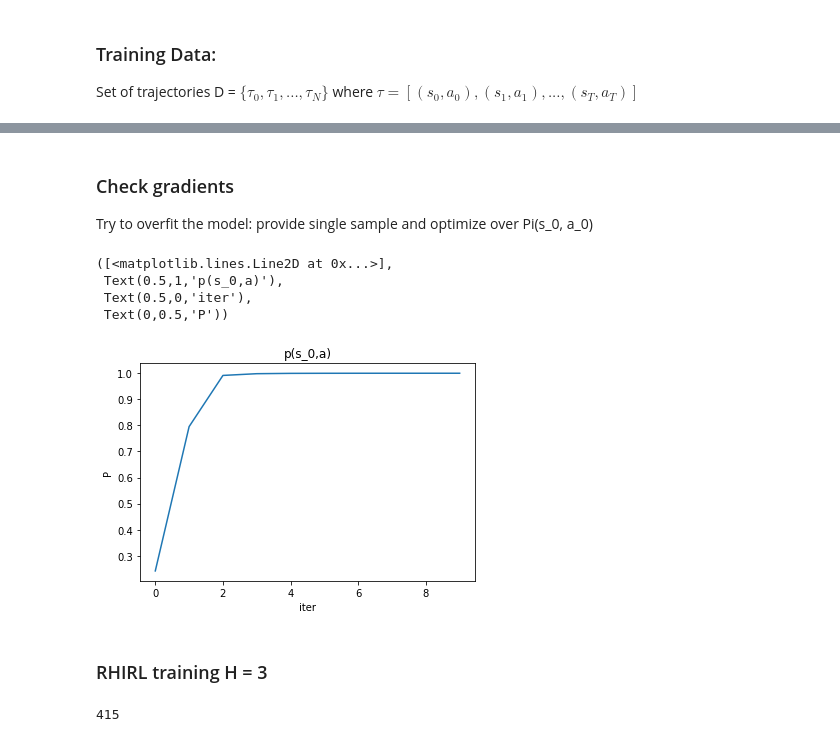
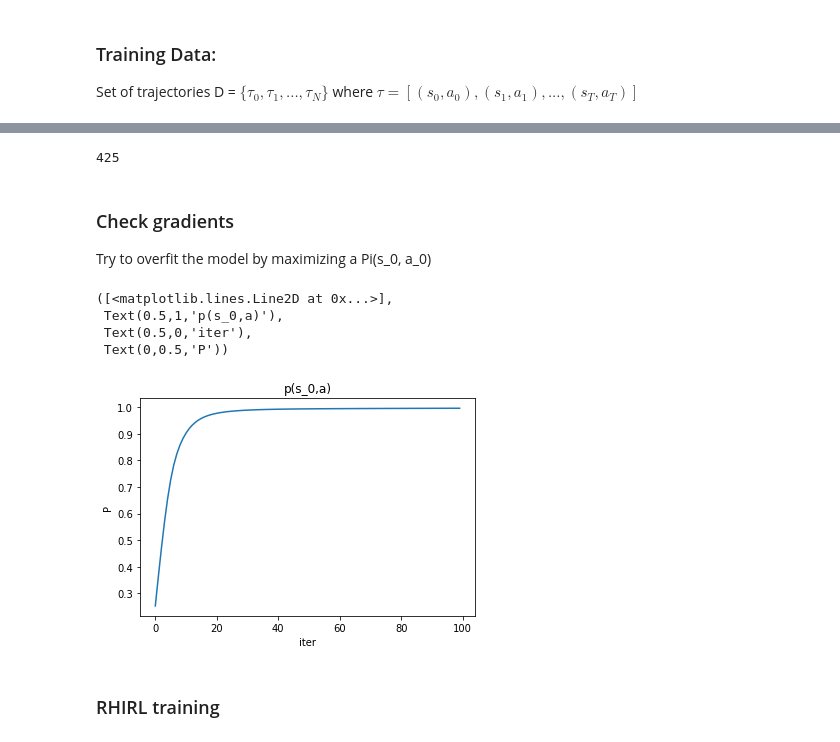
Before and after one commit to yrevar/inverse_rl, a Jupyter notebook: irl/rhirl/RHIRL_Navigation_Experiment.ipynb, the cells around one changed output, grey strips where cells are left out. Cells and saved outputs as stored; diff of their text form; code cells hidden in the pictures.

```diff
--- a/irl/rhirl/RHIRL_Navigation_Experiment.ipynb
+++ b/irl/rhirl/RHIRL_Navigation_Experiment.ipynb
@@ -212,0 +45,5 @@ len(g1.get_operations())
+# %%
+np.random.seed(1)
+N_tau = 10
+D_traj_states, D_traj_actions = nvmdp.sample_data(n_trajectory=N_tau)
+nvmdp.visualize_grid(trajectories=D_traj_states, show_rewards_cbar=True)
@@ -213,37 +52,43 @@ len(g1.get_operations())
+# %%
+gamma = 0.9999
+nA = len(nvmdp.actions)
+H = 3
+phi = nvmdp.feature_long_at_state
+phi_loc = nvmdp.feature_long_at_loc
+
+transition_fn = nvmdp.transition_func
+actions = nvmdp.actions
+phi_s_dim = len(phi(nvmdp.get_random_init_state()))
+
+SFT, heap_size = get_training_data(D_traj_states, phi, transition_fn, actions, H)
+g1 = build_rhirl_graph(heap_size, nA, phi_s_dim, gamma, H)
+len(g1.get_operations())
+# %% [output]
+425
 # %% [markdown]
 ### Check gradients
-Try to overfit the model: provide single sample and optimize over Pi(s_0, a_0)
+Try to overfit the model by maximizing a Pi(s_0, a_0)
 # %%
+t_idx, s_idx = 0, 0
+s, a = D_traj_states[t_idx][s_idx], D_traj_actions[t_idx][s_idx]
+
 with tf.Session(graph=g1) as sess:
     sess.run(tf.global_variables_initializer())
-    writer = tf.summary.FileWriter('/var/tmp/rhirl/graphs', sess.graph)
-    sft, _, __, ___ = get_training_data(D_mdp_states[0][0], phi, nvmdp.transition_func, nvmdp.actions, h)
-    feed_dict = {"state_feature_tree:0": sft, "action_idx:0": 0,
-                 "learning_rate:0":0.5, "Pi_init:0": np.zeros((heap_size, nA), np.float32)}
+    # writer = tf.summary.FileWriter('/var/tmp/rhirl/graphs', sess.graph)
+    feed_dict = {"state_feature_tree:0": SFT[s], "action_idx:0": a,
+                 "learning_rate:0":0.1, "pi_init:0": np.zeros((heap_size, nA), np.float32)}
     p_vals = []
-    for i in range(10):
-        pi, grad, ugrad = sess.run(fetches=[Pi_r, W_grad, updateWeights], feed_dict=feed_dict)
-        p_vals.append(pi[0, 0])
+    for i in range(100):
+        pi, w, grad, ugrad = sess.run(fetches=["pi_out:0", "w_r:0", "grad_w_r:0", "update_w_r"], feed_dict=feed_dict)
+        p_vals.append(pi[0, a])
 
-writer.close()
+# writer.close()
 plt.plot(p_vals), plt.title("p(s_0,a)"), plt.xlabel("iter"), plt.ylabel("P")
 # %% [output]
 ([<matplotlib.lines.Line2D at 0x...>],
  Text(0.5,1,'p(s_0,a)'),
  Text(0.5,0,'iter'),
  Text(0,0.5,'P'))
-[figure, old version]
+[figure, new version]
 # %% [markdown]
-### RHIRL training H = 3
+### RHIRL training
-# %%
-gamma = 0.9999
-h = 3
-nA = len(nvmdp.actions)
-phi = phi_short if h < 45 else phi_long
-phi_s_dim = len(phi(nvmdp.get_random_init_state()))
-sft, state_feature_tree, state_depths, next_state_marker = get_training_data(D_mdp_states[0][0], phi, nvmdp.transition_func, nvmdp.actions, h)
-heap_size = len(state_depths)
-g1, Pi_r, W_r, W_grad, updateWeights = build_rhirl_graph(heap_size)
-len(g1.get_operations())
-# %% [output]
-415
```
Also changed, not shown: parts of 33 cells of this notebook, 4 other files.
